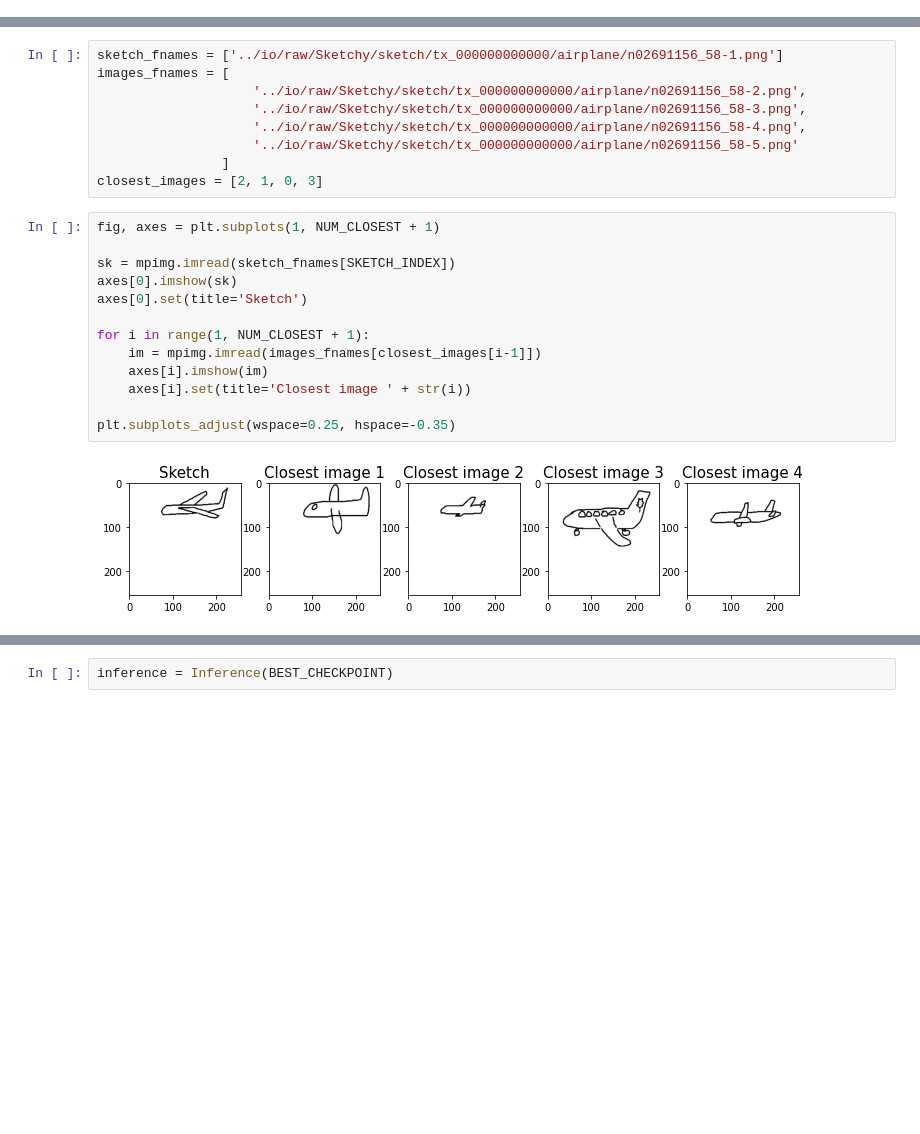
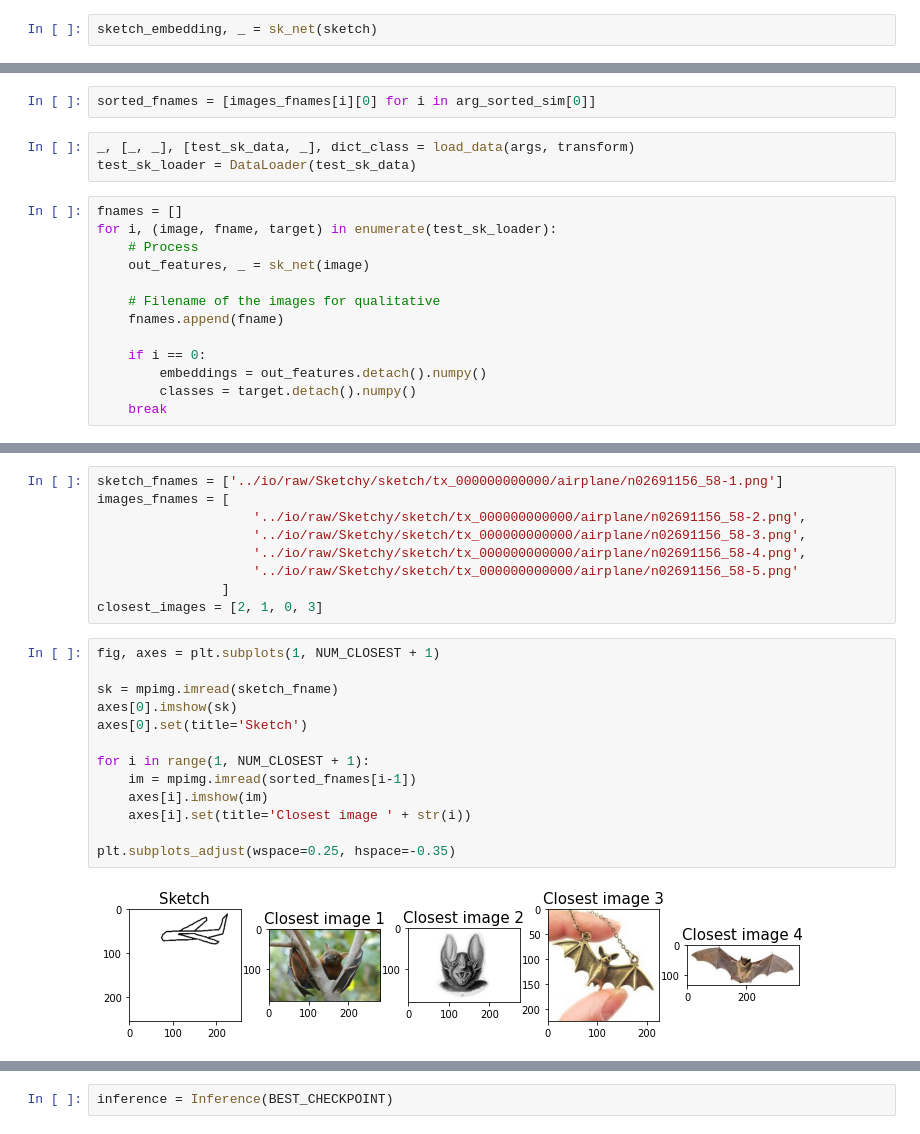
Before and after one commit to VisiumCH/AMLD-2021-Sketchy, a Jupyter notebook: notebooks/Inference.ipynb, the cells around one changed output, grey strips where cells are left out. Cells and saved outputs as stored; diff of their text form; blank space fills up the shorter version.

```diff
--- a/notebooks/Inference.ipynb
+++ b/notebooks/Inference.ipynb
@@ -121,0 +134,2 @@ sketch_embedding.shape
+# %%
+sketch_embedding, _ = sk_net(sketch)
@@ -131,0 +152,18 @@ arg_sorted_sim.shape
+# %%
+sorted_fnames = [images_fnames[i][0] for i in arg_sorted_sim[0]]
+# %%
+_, [_, _], [test_sk_data, _], dict_class = load_data(args, transform)
+test_sk_loader = DataLoader(test_sk_data)
+# %%
+fnames = []
+for i, (image, fname, target) in enumerate(test_sk_loader):
+    # Process
+    out_features, _ = sk_net(image)
+
+    # Filename of the images for qualitative
+    fnames.append(fname)
+
+    if i == 0:
+        embeddings = out_features.detach().numpy()
+        classes = target.detach().numpy()
+    break
@@ -145,18 +189,18 @@ closest_images = [2, 1, 0, 3]
 # %%
 fig, axes = plt.subplots(1, NUM_CLOSEST + 1)
 
-sk = mpimg.imread(sketch_fnames[SKETCH_INDEX])
+sk = mpimg.imread(sketch_fname)
 axes[0].imshow(sk)
 axes[0].set(title='Sketch')
 
 for i in range(1, NUM_CLOSEST + 1):
-    im = mpimg.imread(images_fnames[closest_images[i-1]])
+    im = mpimg.imread(sorted_fnames[i-1])
     axes[i].imshow(im)
     axes[i].set(title='Closest image ' + str(i))
 
 plt.subplots_adjust(wspace=0.25, hspace=-0.35)
 # %% [output]
-[figure, old version]
+[figure, new version]
 # %%
 class Inference():
 
```
Also changed, not shown: parts of 24 cells of this notebook, 1 other file.
